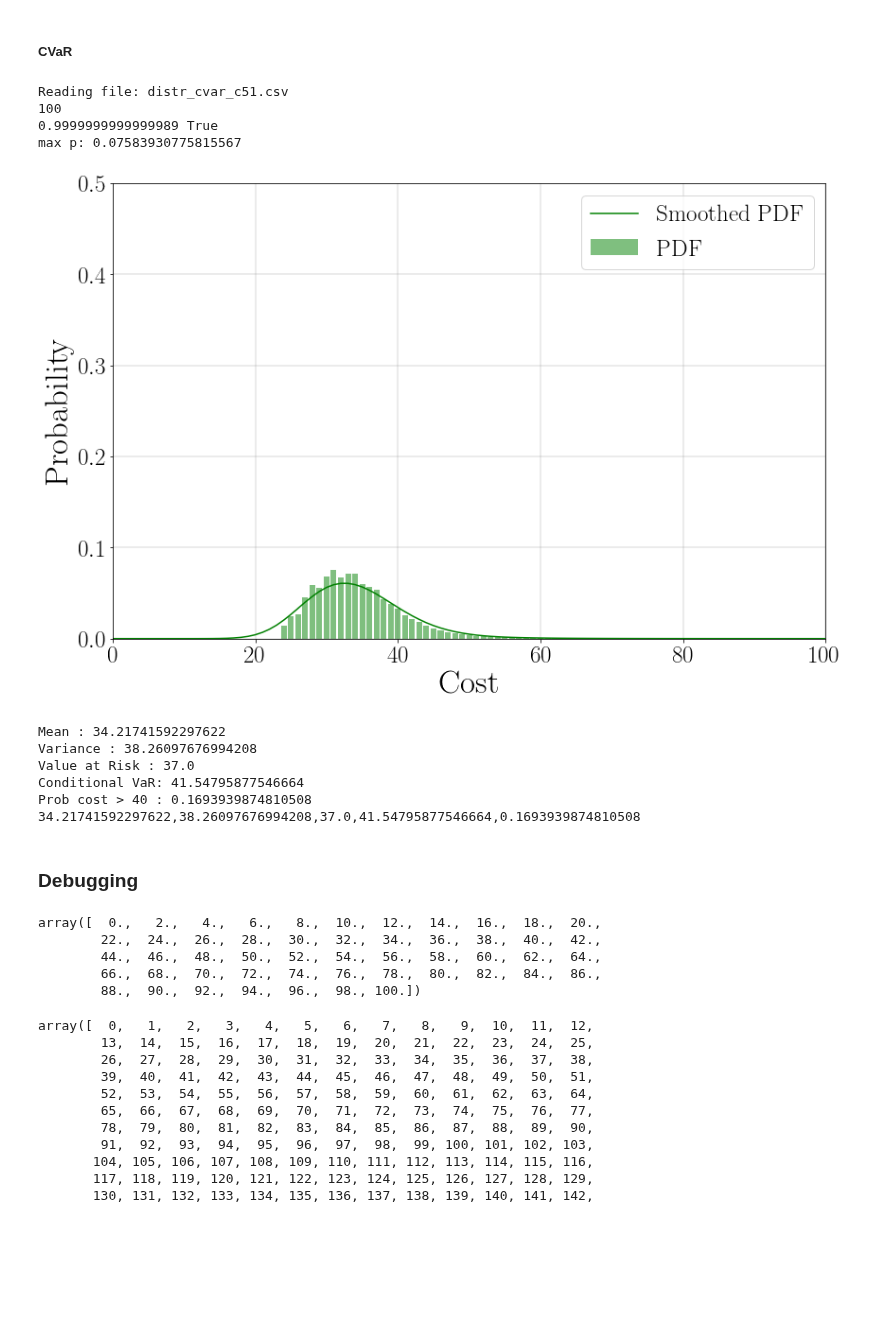
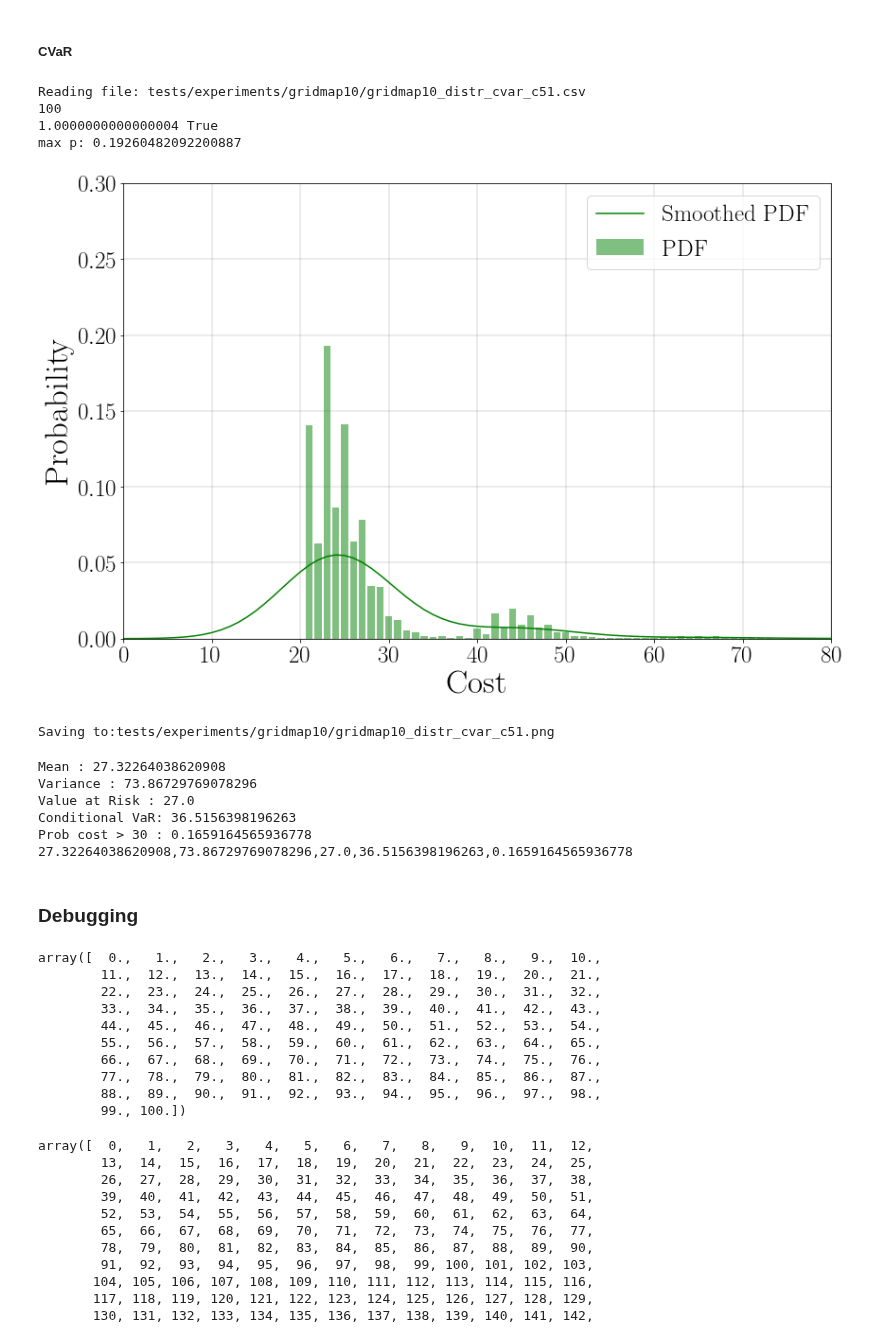
Before and after one commit to yannikschnitzer/prism, a Jupyter notebook: prism/distr.ipynb, the cells around one changed output. Saved outputs shown, nothing was run; the diff lists cells and outputs as text; code cells hidden in the pictures; blank space fills up the shorter version.

```diff
--- a/prism/distr.ipynb
+++ b/prism/distr.ipynb
@@ -60,13 +60,15 @@ matplotlib.rcParams.update({
 })
 graphsize = 35
 file_path = 'tests/experiments/'
-experiment_name='cliffs'
+experiment_name='gridmap10'
 alg_type = 'vi' # Used only for the DTMC graph
 rep_type = 'c51'
 save_graphs = False
 # %%
 alpha=0.7
-thresh=40
+thresh=30
+xmax = 80
+ymax=0.3
 # %% [markdown]
 ## Graphs
 # %% [markdown]
@@ -198,41 +201,42 @@ rx_c = dist['r'].to_numpy()
 rp_c = dist['p'].to_numpy()
 z_c = dist['z'].to_numpy()
 n = np.max(np.where(rp_c > 1e-6))
 rx_c = rx_c[0:n+1]
 rp_c = rp_c[0:n+1]
 z_c = z_c[0:n+1]
 print(n)
 print(np.sum(rp_c), np.allclose(np.sum(rp_c), 1))
 print("max p:", np.max(rp_c))
 distr_c = scipy.stats.rv_discrete(values=(z_c, rp_c))
 # h = plt.bar(rx_c, rp_c, alpha=0.5)
 fig=plt.figure(figsize=(12,8))
 h = plt.bar(z_c, rp_c, alpha=0.5, color='g', label='PDF')
 kernel = scipy.stats.gaussian_kde(z_c, weights=rp_c)
 range = np.arange(0, z_c[-1]+z_c[1], z_c[1])
 plt.plot(range, kernel(range), color='g', label='Smoothed PDF')
-plt.xlim([0,100])
-plt.ylim([0,0.5])
+plt.xlim([0,xmax])
+plt.ylim([0,ymax])
 
 plt.legend(loc='upper right', fontsize=graphsize-10)
 plt.tick_params(axis='both', which='major', labelsize=graphsize-10)
 plt.ticklabel_format(axis='both')
 plt.xlabel('Cost', fontsize=graphsize)
 plt.ylabel('Probability', fontsize=graphsize)
 plt.grid(b=True, which='major', color='#666666', linestyle='-', linewidth=0.25)
 plt.tight_layout()
 plt.show()
 # plt.fill_between(range, kernel(range))
 
 if save_graphs:
-    print('Saving to:'+file_path+experiment_name+'/'+experiment_name+'_distr_'+alg_type+'_'+rep_type+".png")
-    fig.savefig(file_path+experiment_name+'/'+experiment_name+'_distr_'+alg_type+'_'+rep_type+".png", transparent=True, dpi=400)
+    print('Saving to:'+file_path+experiment_name+'/'+experiment_name+'_distr_cvar_'+rep_type+".png")
+    fig.savefig(file_path+experiment_name+'/'+experiment_name+'_distr_cvar_'+rep_type+".png", transparent=True, dpi=400)
 # %% [output]
-Reading file: distr_cvar_c51.csv
+Reading file: tests/experiments/gridmap10/gridmap10_distr_cvar_c51.csv
 100
-0.9999999999999989 True
-max p: 0.07583930775815567
+1.0000000000000004 True
+max p: 0.19260482092200887
-[figure, old version]
+[figure, new version]
+Saving to:tests/experiments/gridmap10/gridmap10_distr_cvar_c51.png
 # %%
 print(f"Mean : {weighted_mean(z_c, rp_c)}")
 print(f"Variance : {variance(z_c, rp_c)}")
@@ -242,22 +246,27 @@ print(f"Conditional VaR: {CVaR(z_c, rp_c, var_exp, alpha)}")
 print(f"Prob cost > {thresh} : {prob_threshold(z_c, rp_c, thresh)}")
 print(f"{weighted_mean(z_c, rp_c)},{variance(z_c, rp_c)},{var_exp},{CVaR(z_c, rp_c, var_exp, alpha)},{prob_threshold(z_c, rp_c, thresh)}")
 # %% [output]
-Mean : 34.21741592297622
-Variance : 38.26097676994208
-Value at Risk : 37.0
-Conditional VaR: 41.54795877546664
-Prob cost > 40 : 0.1693939874810508
-34.21741592297622,38.26097676994208,37.0,41.54795877546664,0.1693939874810508
+Mean : 27.32264038620908
+Variance : 73.86729769078296
+Value at Risk : 27.0
+Conditional VaR: 36.5156398196263
+Prob cost > 30 : 0.1659164565936778
+27.32264038620908,73.86729769078296,27.0,36.5156398196263,0.1659164565936778
 # %% [markdown]
 ### Debugging
 # %%
 z_c
 # %% [output]
-array([  0.,   2.,   4.,   6.,   8.,  10.,  12.,  14.,  16.,  18.,  20.,
-        22.,  24.,  26.,  28.,  30.,  32.,  34.,  36.,  38.,  40.,  42.,
-        44.,  46.,  48.,  50.,  52.,  54.,  56.,  58.,  60.,  62.,  64.,
-        66.,  68.,  70.,  72.,  74.,  76.,  78.,  80.,  82.,  84.,  86.,
-        88.,  90.,  92.,  94.,  96.,  98., 100.])
+array([  0.,   1.,   2.,   3.,   4.,   5.,   6.,   7.,   8.,   9.,  10.,
+        11.,  12.,  13.,  14.,  15.,  16.,  17.,  18.,  19.,  20.,  21.,
+        22.,  23.,  24.,  25.,  26.,  27.,  28.,  29.,  30.,  31.,  32.,
+        33.,  34.,  35.,  36.,  37.,  38.,  39.,  40.,  41.,  42.,  43.,
+        44.,  45.,  46.,  47.,  48.,  49.,  50.,  51.,  52.,  53.,  54.,
+        55.,  56.,  57.,  58.,  59.,  60.,  61.,  62.,  63.,  64.,  65.,
+        66.,  67.,  68.,  69.,  70.,  71.,  72.,  73.,  74.,  75.,  76.,
+        77.,  78.,  79.,  80.,  81.,  82.,  83.,  84.,  85.,  86.,  87.,
+        88.,  89.,  90.,  91.,  92.,  93.,  94.,  95.,  96.,  97.,  98.,
+        99., 100.])
 # %%
 rx
 # %% [output]
```
Also changed, not shown: parts of 4 cells of this notebook, 4 other files.
